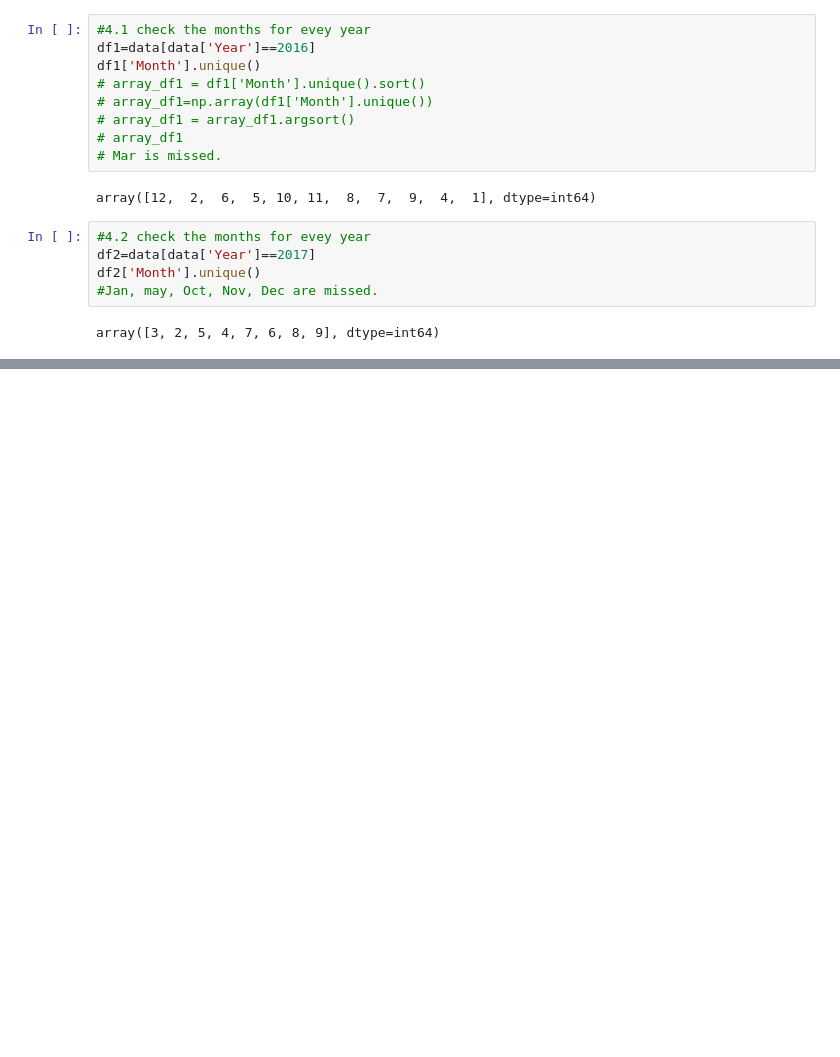
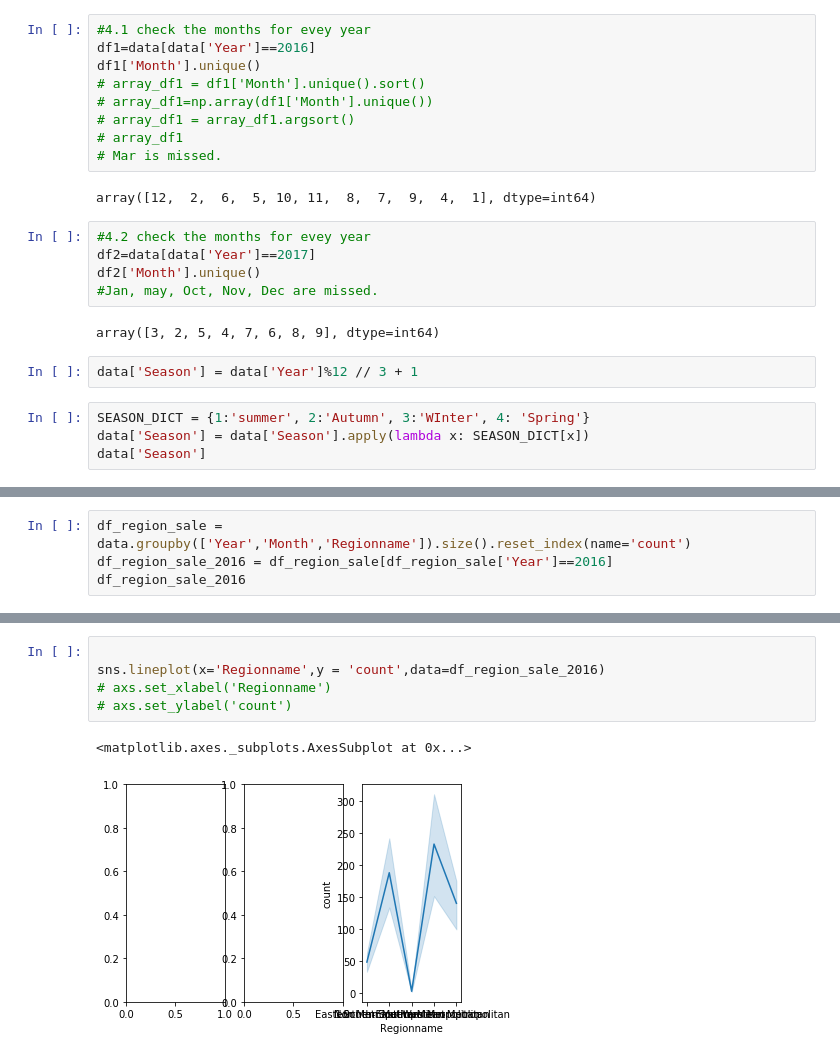
Before and after one commit to tche562/Project_DataAnalysis, a Jupyter notebook: Jupyter_DataA.ipynb, the cells around one changed output, grey strips where cells are left out. Saved outputs shown, nothing was run; the diff lists cells and outputs as text; blank space fills up the shorter version.

```diff
--- a/Jupyter_DataA.ipynb
+++ b/Jupyter_DataA.ipynb
@@ -90,3 +92,9 @@ df2['Month'].unique()
 #Jan, may, Oct, Nov, Dec are missed.
 # %% [output]
 array([3, 2, 5, 4, 7, 6, 8, 9], dtype=int64)
+# %%
+data['Season'] = data['Year']%12 // 3 + 1
+# %%
+SEASON_DICT = {1:'summer', 2:'Autumn', 3:'WInter', 4: 'Spring'}
+data['Season'] = data['Season'].apply(lambda x: SEASON_DICT[x])
+data['Season']
@@ -92,0 +152,4 @@ array([3, 2, 5, 4, 7, 6, 8, 9], dtype=int64)
+# %%
+df_region_sale = data.groupby(['Year','Month','Regionname']).size().reset_index(name='count')
+df_region_sale_2016 = df_region_sale[df_region_sale['Year']==2016]
+df_region_sale_2016
@@ -92,0 +174,8 @@ array([3, 2, 5, 4, 7, 6, 8, 9], dtype=int64)
+# %%
+
+sns.lineplot(x='Regionname',y = 'count',data=df_region_sale_2016)
+# axs.set_xlabel('Regionname')
+# axs.set_ylabel('count')
+# %% [output]
+<matplotlib.axes._subplots.AxesSubplot at 0x...>
+[figure, added]
```
Also changed, not shown: parts of 6 cells of this notebook.
